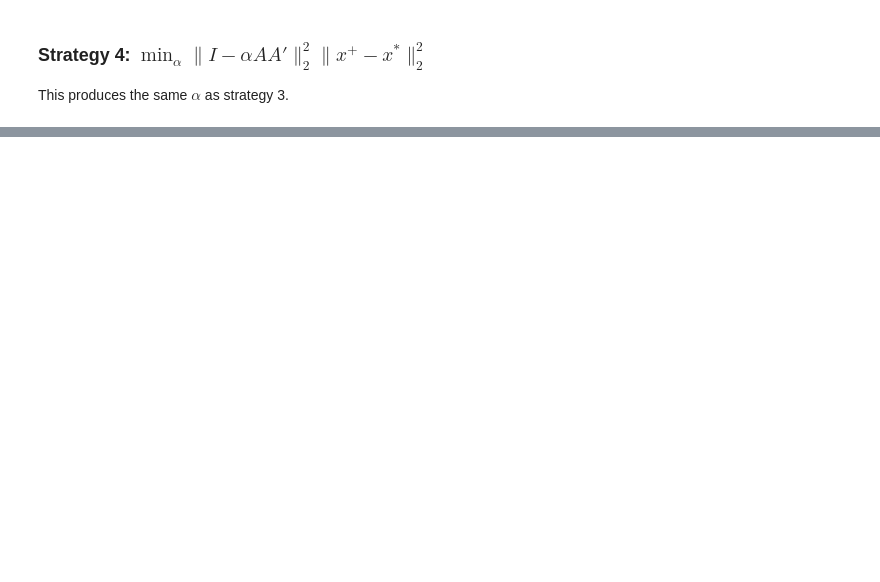
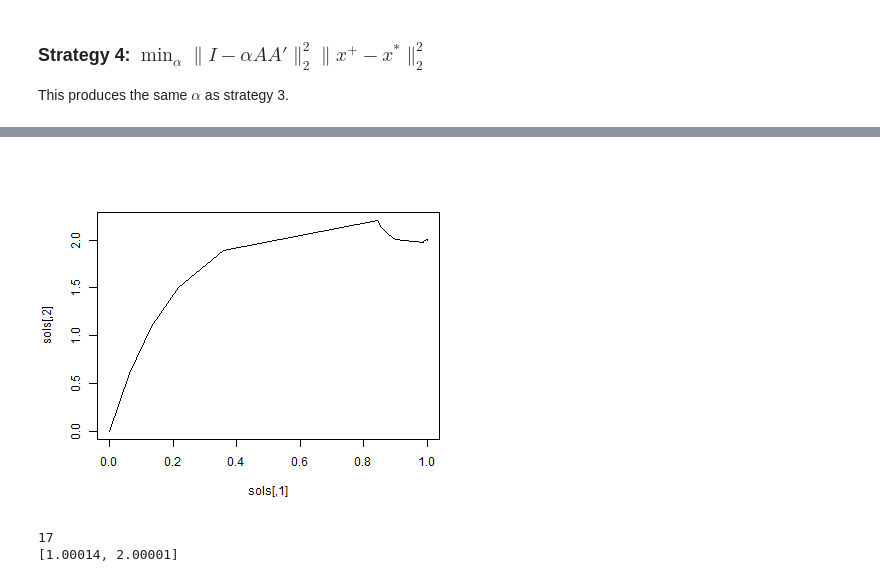
Before and after one commit to Hemken/Stat771, a Jupyter notebook: nb/Gradient Descent for Linear Systems.ipynb, the cells around one changed output, grey strips where cells are left out. Saved outputs shown, nothing was run; the diff lists cells and outputs as text; code cells hidden in the pictures; blank space fills up the shorter version.

```diff
--- a/nb/Gradient Descent for Linear Systems.ipynb
+++ b/nb/Gradient Descent for Linear Systems.ipynb
@@ -251,0 +256,7 @@ This produces the same $\alpha$ as strategy 3.
+# %%
+include("../jl/gen_eigm.jl")
+using LinearAlgebra
+
+A = gen_eigm([2, 1]);
+x = [1,2]
+b = A*x
@@ -251,0 +277,11 @@ This produces the same $\alpha$ as strategy 3.
+# %%
+x0 = [0,0]
+solution, sse, iters, sols = grl_2(A,b,x0,x; maxiter=500);
+println(iters)
+println(solution)
+@rput sols
+reval("plot(sols, type='l')");
+# %% [output]
+[figure, added]
+17
+[1.00014, 2.00001]
```
Also changed, not shown: parts of 20 cells of this notebook, 1 other file.
